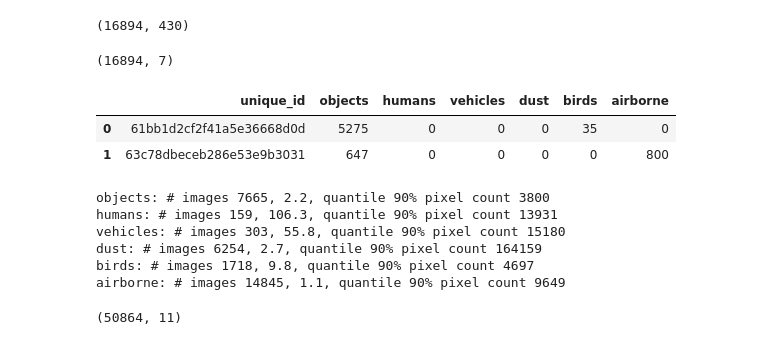
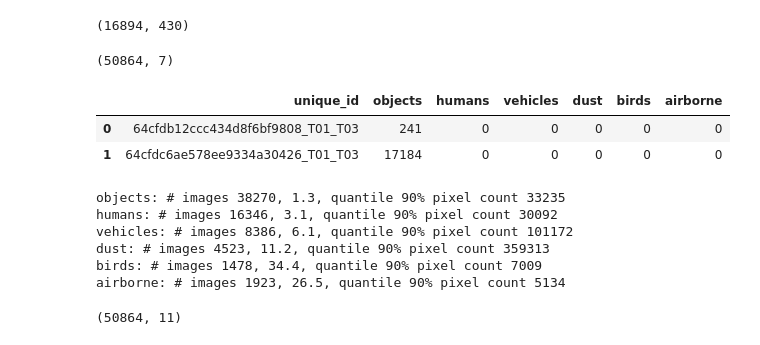
Before and after one commit to liyubrt/notebooks, a Jupyter notebook: check_label.ipynb, the cells around one changed output. Cells and saved outputs as stored; diff of their text form; code cells hidden in the pictures.

```diff
--- a/check_label.ipynb
+++ b/check_label.ipynb
@@ -214,17 +263,17 @@ def get_categorical_labels(root_dir, dataset, row):
 # %% [output]
 (16894, 430)
 # %%
-count_df = pd.read_csv('/data/jupiter/li.yu/data/Jupiter_train_v6_2/train_v6_2_birds_airborne_categorical_count.csv')
+# count_df = pd.read_csv('/data/jupiter/li.yu/data/Jupiter_train_v6_2/train_v6_2_birds_airborne_categorical_count.csv')
 # count_df = pd.read_csv('/data/jupiter/li.yu/data/halo_rgb_stereo_train_test/train_v6_1_categorical_count.csv')
-# count_df = pd.read_csv('/data/jupiter/li.yu/data/halo_rgb_stereo_train_test/test_v6_1_categorical_count.csv')
+count_df = pd.read_csv('/data/jupiter/li.yu/data/halo_rgb_stereo_train_test/test_v6_1_categorical_count.csv')
 # count_df = df[['unique_id'] + cats]
 print(count_df.shape)
 count_df.head(2)
 # %% [output]
-(16894, 7)
+(50864, 7)
 |  | unique_id | objects | humans | vehicles | dust | birds | airborne |
-| 0 | 61bb1d2cf2f41a5e36668d0d | 5275 | 0 | 0 | 0 | 35 | 0 |
-| 1 | 63c78dbeceb286e53e9b3031 | 647 | 0 | 0 | 0 | 0 | 800 |
+| 0 | 64cfdb12ccc434d8f6bf9808_T01_T03 | 241 | 0 | 0 | 0 | 0 | 0 |
+| 1 | 64cfdc6ae578ee9334a30426_T01_T03 | 17184 | 0 | 0 | 0 | 0 | 0 |
 # %%
 categorical_labels = [['objects', 50], ['humans', 50], ['vehicles', 200], ['dust', 1000], ['birds', 50], ['airborne', 50]]
 for cat, thres in categorical_labels:
@@ -233,10 +282,10 @@ for cat, thres in categorical_labels:
     # cat_count_df[cat].hist(bins=100)
     # plt.show()
 # %% [output]
-objects: # images 7665, 2.2, quantile 90% pixel count 3800
-humans: # images 159, 106.3, quantile 90% pixel count 13931
-vehicles: # images 303, 55.8, quantile 90% pixel count 15180
-dust: # images 6254, 2.7, quantile 90% pixel count 164159
-birds: # images 1718, 9.8, quantile 90% pixel count 4697
-airborne: # images 14845, 1.1, quantile 90% pixel count 9649
+objects: # images 38270, 1.3, quantile 90% pixel count 33235
+humans: # images 16346, 3.1, quantile 90% pixel count 30092
+vehicles: # images 8386, 6.1, quantile 90% pixel count 101172
+dust: # images 4523, 11.2, quantile 90% pixel count 359313
+birds: # images 1478, 34.4, quantile 90% pixel count 7009
+airborne: # images 1923, 26.5, quantile 90% pixel count 5134
 # %%
```
Also changed, not shown: parts of 24 cells of this notebook, 3 other files.
